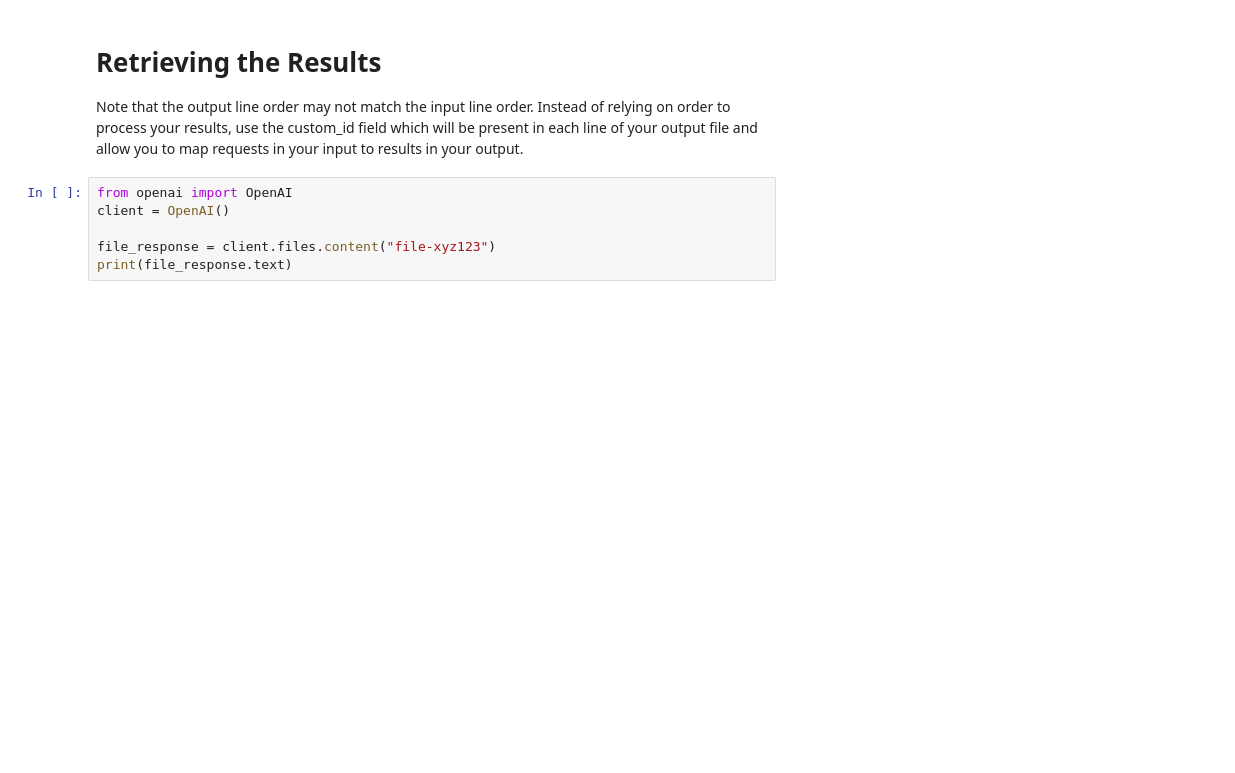
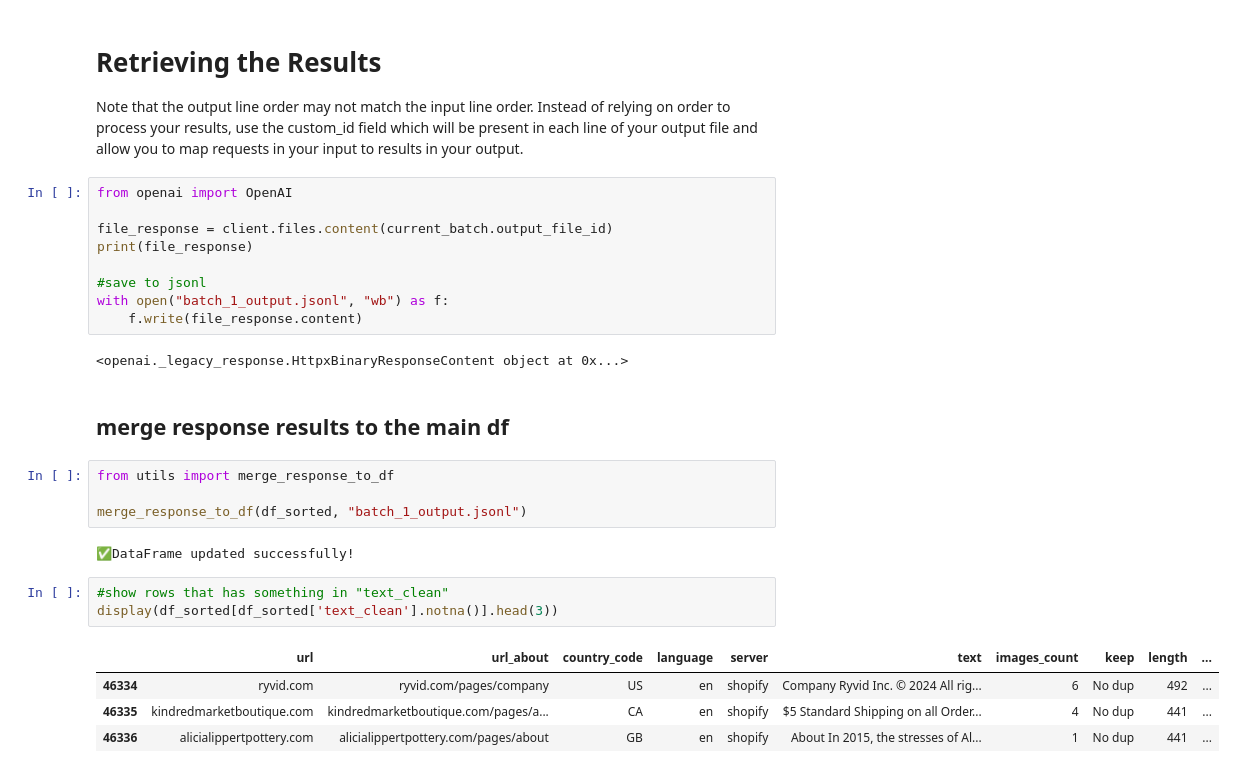
Before and after one commit to nadavo11/textual-semantic-segmentation, a Jupyter notebook: GPT_batch_cleaner.ipynb, the cells around one changed output. Drawn from its saved outputs; the diff is of its cells as text; blank space fills up the shorter version.

Commit message:
Add files via upload
first results❤️

```diff
--- a/GPT_batch_cleaner.ipynb
+++ b/GPT_batch_cleaner.ipynb
@@ -329,7 +268,28 @@ cancelled	    the batch was cancelled
 Note that the output line order may not match the input line order. Instead of relying on order to process your results, use the custom_id field which will be present in each line of your output file and allow you to map requests in your input to results in your output.
 # %%
 from openai import OpenAI
-client = OpenAI()
 
-file_response = client.files.content("file-xyz123")
-print(file_response.text)
+file_response = client.files.content(current_batch.output_file_id)
+print(file_response)
+
+#save to jsonl
+with open("batch_1_output.jsonl", "wb") as f:
+    f.write(file_response.content)
+# %% [output]
+<openai._legacy_response.HttpxBinaryResponseContent object at 0x...>
+# %% [markdown]
+## merge response results to the main df
+# %%
+from utils import merge_response_to_df
+
+merge_response_to_df(df_sorted, "batch_1_output.jsonl")
+# %% [output]
+✅DataFrame updated successfully!
+# %%
+#show rows that has something in "text_clean"
+display(df_sorted[df_sorted['text_clean'].notna()].head(3))
+# %% [output]
+|  | url | url_about | country_code | language | server | text | images_count | keep | length | ... |
+| 46334 | ryvid.com | ryvid.com/pages/company | US | en | shopify | Company Ryvid Inc. © 2024 All rig... | 6 | No dup | 492 | ... |
+| 46335 | kindredmarketboutique.com | kindredmarketboutique.com/pages/a... | CA | en | shopify | $5 Standard Shipping on all Order... | 4 | No dup | 441 | ... |
+| 46336 | alicialippertpottery.com | alicialippertpottery.com/pages/about | GB | en | shopify | About In 2015, the stresses of Al... | 1 | No dup | 441 | ... |
```
Also changed, not shown: parts of 15 cells of this notebook, 4 other files.
